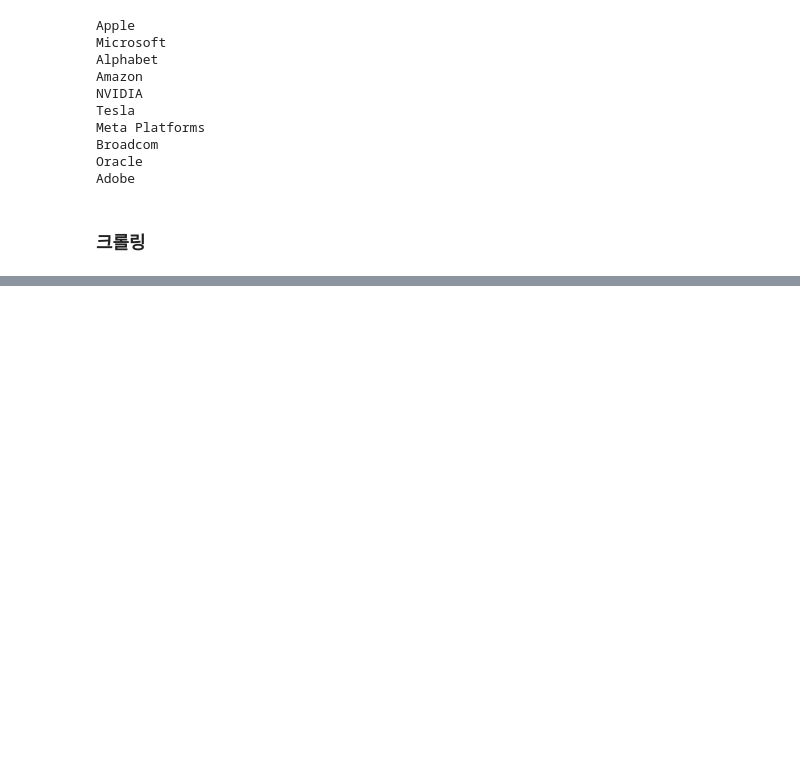
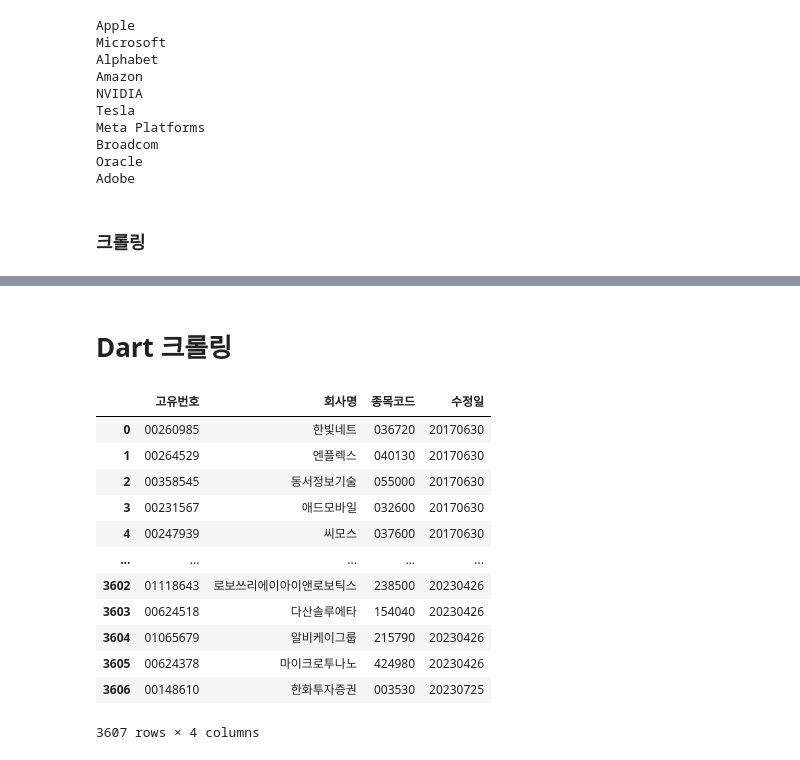
Before and after one commit to leew0nseok/ai, a Jupyter notebook: FineAlpha/crawling.ipynb, the cells around one changed output, grey strips where cells are left out. Saved outputs shown, nothing was run; the diff lists cells and outputs as text; code cells hidden in the pictures; blank space fills up the shorter version.

Commit message:
dart 사업보고서 페이지 로딩

```diff
--- a/FineAlpha/crawling.ipynb
+++ b/FineAlpha/crawling.ipynb
@@ -206,0 +263,50 @@ Apple Inc.
+# %% [markdown]
+# Dart 크롤링
+# %%
+crtfc_key = '8308fd5010154e51df048f47243b6bc936e88a0e'
+
+import requests
+import pandas as pd
+import io
+import zipfile
+import xml.etree.ElementTree as et
+import json
+# %%
+def get_corpcode(crtfc_key):
+    """
+    OpenDART 기업 고유번호 받아오기
+    return 값: 주식코드를 가진 업체의 DataFrame
+    """
+    params = {'crtfc_key':crtfc_key}
+    items = ["corp_code","corp_name","stock_code","modify_date"]
+    item_names = ["고유번호","회사명","종목코드","수정일"]
+    url = "https://opendart.fss.or.kr/api/corpCode.xml" #요청 url
+    res = requests.get(url,params=params) #url 불러오기
+    zfile = zipfile.ZipFile(io.BytesIO(res.content))  #zip file 받기
+    fin = zfile.open(zfile.namelist()[0])  #zip file 열고
+    root = et.fromstring(fin.read().decode('utf-8'))  #utf-8 디코딩
+    data = []
+    for child in root:
+        if len(child.find('stock_code').text.strip()) > 1: # 종목코드가 있는 경우
+            data.append([]) #data에 append하라
+            for item in items:
+                data[-1].append(child.find(item).text)
+    df = pd.DataFrame(data, columns=item_names)
+    return df
+# %%
+stock_comp = get_corpcode(crtfc_key)
+stock_comp
+# %% [output]
+|  | 고유번호 | 회사명 | 종목코드 | 수정일 |
+| 0 | 00260985 | 한빛네트 | 036720 | 20170630 |
+| 1 | 00264529 | 엔플렉스 | 040130 | 20170630 |
+| 2 | 00358545 | 동서정보기술 | 055000 | 20170630 |
+| 3 | 00231567 | 애드모바일 | 032600 | 20170630 |
+| 4 | 00247939 | 씨모스 | 037600 | 20170630 |
+| ... | ... | ... | ... | ... |
+| 3602 | 01118643 | 로보쓰리에이아이앤로보틱스 | 238500 | 20230426 |
+| 3603 | 00624518 | 다산솔루에타 | 154040 | 20230426 |
+| 3604 | 01065679 | 알비케이그룹 | 215790 | 20230426 |
+| 3605 | 00624378 | 마이크로투나노 | 424980 | 20230426 |
+| 3606 | 00148610 | 한화투자증권 | 003530 | 20230725 |
+3607 rows × 4 columns
```
Also changed, not shown: parts of 8 cells of this notebook.
